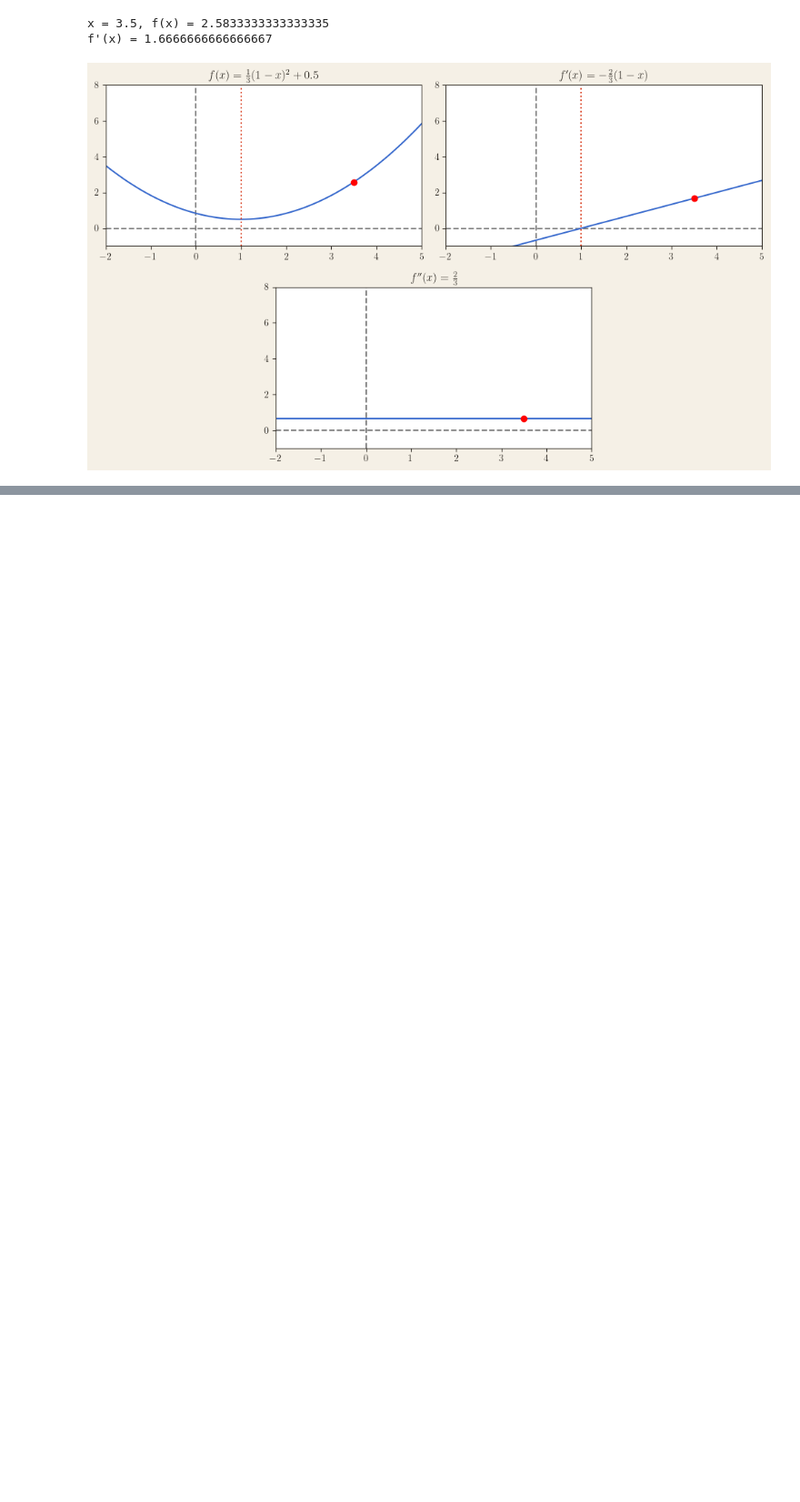
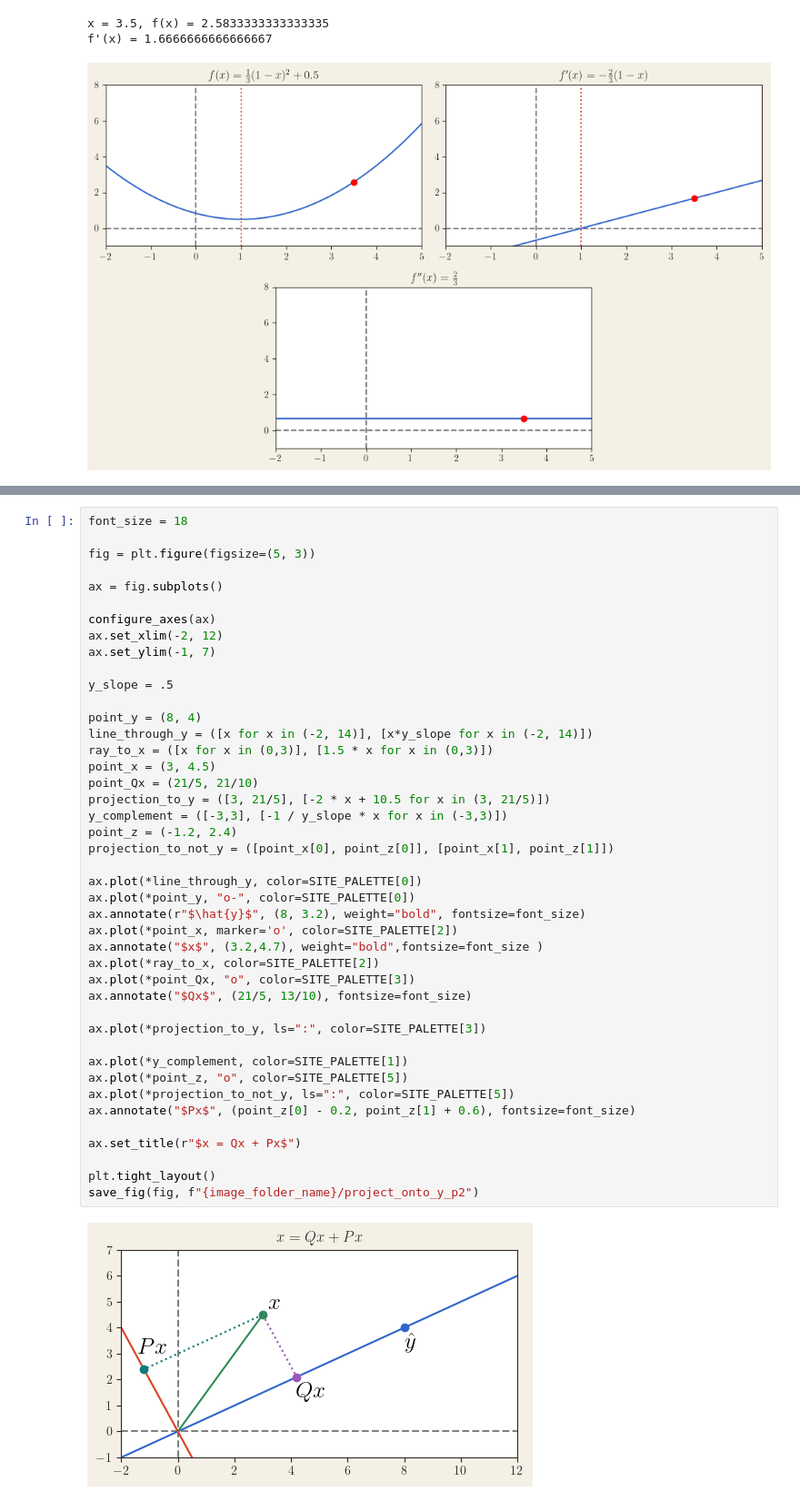
Before and after one commit to lprekon/lprekon.github.io, a Jupyter notebook: content/lmbfgs_explainer/lmbfgs_blogpost_graphics.ipynb, the cells around one changed output, grey strips where cells are left out. Shown at 91% size. Saved outputs shown, nothing was run; the diff lists cells and outputs as text; blank space fills up the shorter version.

```diff
--- a/content/lmbfgs_explainer/lmbfgs_blogpost_graphics.ipynb
+++ b/content/lmbfgs_explainer/lmbfgs_blogpost_graphics.ipynb
@@ -128,3 +131,48 @@ save_fig(fig, f"{image_folder_name}/project_onto_y_p1")
+# %%
+font_size = 18
+
+fig = plt.figure(figsize=(5, 3))
+
+ax = fig.subplots()
+
+configure_axes(ax)
+ax.set_xlim(-2, 12)
+ax.set_ylim(-1, 7)
+
+y_slope = .5
+
+point_y = (8, 4)
+line_through_y = ([x for x in (-2, 14)], [x*y_slope for x in (-2, 14)])
+ray_to_x = ([x for x in (0,3)], [1.5 * x for x in (0,3)])
+point_x = (3, 4.5)
+point_Qx = (21/5, 21/10)
+projection_to_y = ([3, 21/5], [-2 * x + 10.5 for x in (3, 21/5)])
+y_complement = ([-3,3], [-1 / y_slope * x for x in (-3,3)])
+point_z = (-1.2, 2.4)
+projection_to_not_y = ([point_x[0], point_z[0]], [point_x[1], point_z[1]])
+
+ax.plot(*line_through_y, color=SITE_PALETTE[0])
+ax.plot(*point_y, "o-", color=SITE_PALETTE[0])
+ax.annotate(r"$\hat{y}$", (8, 3.2), weight="bold", fontsize=font_size)
+ax.plot(*point_x, marker='o', color=SITE_PALETTE[2])
+ax.annotate("$x$", (3.2,4.7), weight="bold",fontsize=font_size )
+ax.plot(*ray_to_x, color=SITE_PALETTE[2])
+ax.plot(*point_Qx, "o", color=SITE_PALETTE[3])
+ax.annotate("$Qx$", (21/5, 13/10), fontsize=font_size)
+
+ax.plot(*projection_to_y, ls=":", color=SITE_PALETTE[3])
+
+ax.plot(*y_complement, color=SITE_PALETTE[1])
+ax.plot(*point_z, "o", color=SITE_PALETTE[5])
+ax.plot(*projection_to_not_y, ls=":", color=SITE_PALETTE[5])
+ax.annotate("$Px$", (point_z[0] - 0.2, point_z[1] + 0.6), fontsize=font_size)
+
+ax.set_title(r"$x = Qx + Px$")
+
+plt.tight_layout()
+save_fig(fig, f"{image_folder_name}/project_onto_y_p2")
+# %% [output]
+[figure, added]
 # %%
 from manim import *
 import numpy as np
```
Also changed, not shown: parts of 1 cell of this notebook, 1 other file.
